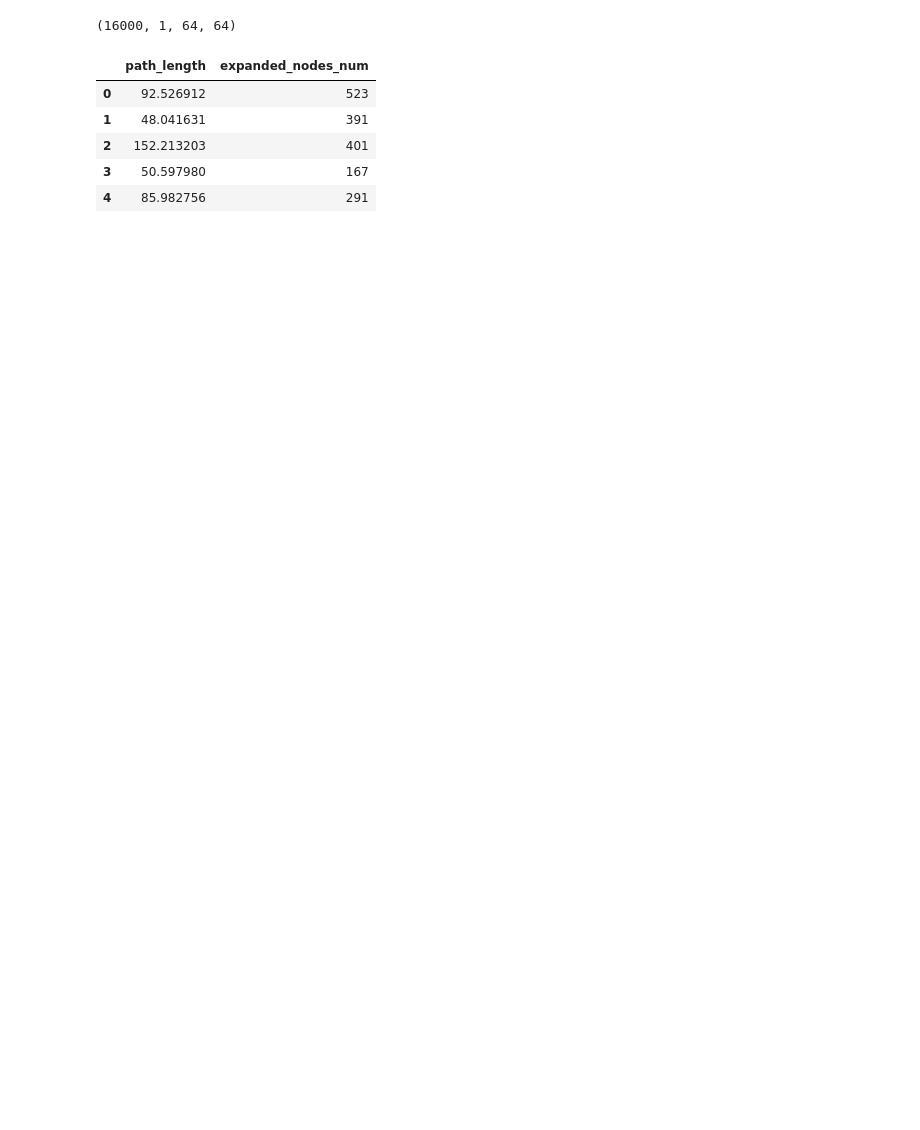
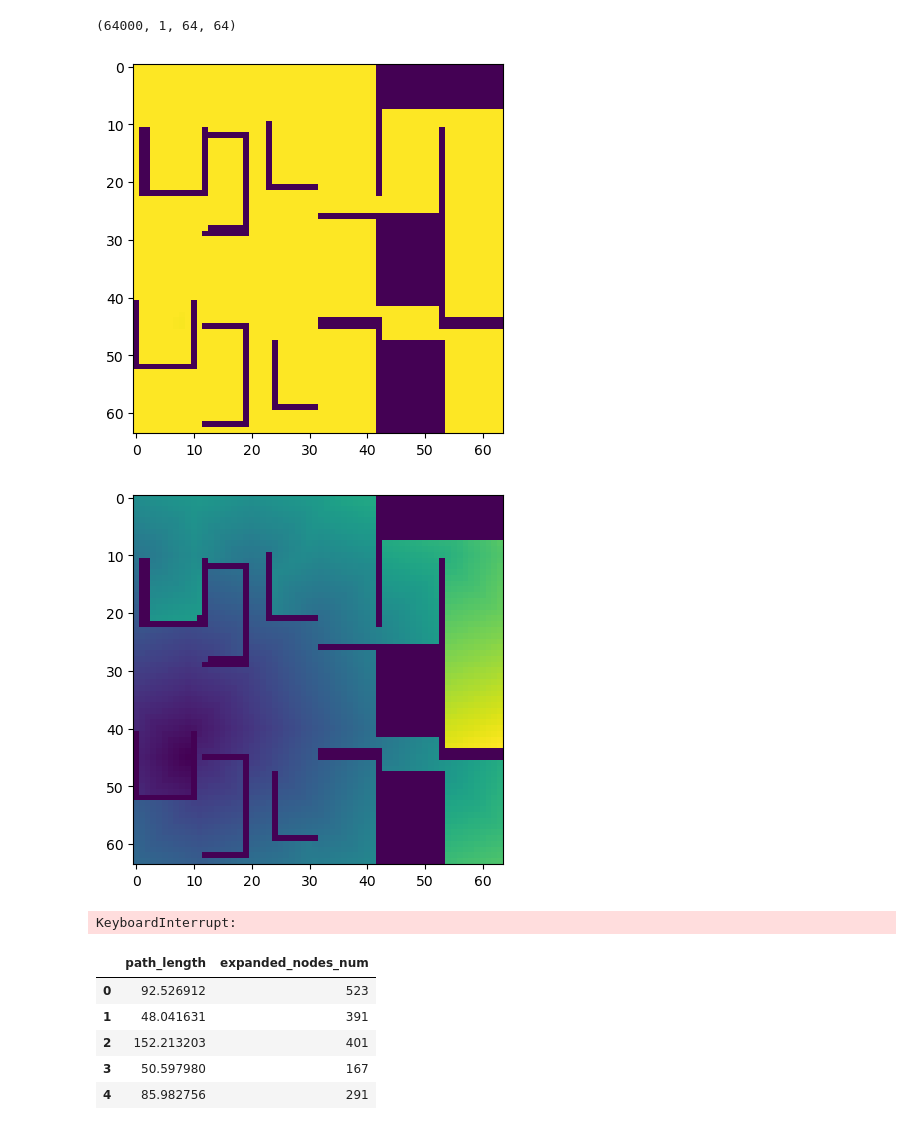
Before and after one commit to DrozdovDan/HS_HW_TransPath, a Jupyter notebook: astar_hl.ipynb, the cells around one changed output. Saved outputs shown, nothing was run; the diff lists cells and outputs as text; code cells hidden in the pictures; blank space fills up the shorter version.

```diff
--- a/astar_hl.ipynb
+++ b/astar_hl.ipynb
@@ -496,11 +497,11 @@ def draw(
     plt.imshow(np.asarray(im))
     plt.show()
 # %%
-dataset_path = './TransPath_AlekSet'
-model_path = './weights/alex_200_h_model'
+dataset_path = './TransPath_data'
+model_path = './weights/platinum_h_model'
 mode = 'h'
 accelerator = "cuda"
-devices = [0]
+devices = [6]
 batch_size = 256
 
 test_data = GridData(
@@ -525,12 +526,12 @@ for map_design, start, goal, gt_hmap in tqdm(dataloader):
     inputs = inputs.to(torch.device(f'{accelerator}:{devices[-1]}'))
 
     with torch.no_grad():
-        prediction = (eval_model(inputs) + 1) / 2 * (64 * 64)
+        prediction = F.relu(eval_model(inputs))
 
     predictions.append(prediction)
 
 predictions = torch.cat(predictions).cpu().detach().numpy()
 print(predictions.shape)
 # %% [output]
-(16000, 1, 64, 64)
+(64000, 1, 64, 64)
 # %%
@@ -538,24 +539,34 @@ np.save(f'{dataset_path}/test/predicted_abs_200.npy', predictions)
 # %%
-dataset_path = './TransPath_AlekSet/test'
+dataset_path = './TransPath_data/test'
 
 cells = np.load(f'{dataset_path}/maps.npy', mmap_mode='c')
 starts = np.load(f'{dataset_path}/starts.npy', mmap_mode='c')
 goals = np.load(f'{dataset_path}/goals.npy', mmap_mode='c')
-heuristics = np.load(f'{dataset_path}/predicted_abs_200.npy', mmap_mode='c')
+heuristics = np.load(f'{dataset_path}/predicted_abs_platinum.npy', mmap_mode='c')
+targets = np.load(f'{dataset_path}/abs.npy', mmap_mode='c')
+i = 10
+plt.imshow(heuristics[i, 0])
+plt.show()
+plt.imshow(targets[i, 0])
+plt.show()
 
 metrics = {'path_length' : [], 'expanded_nodes_num' : []}
 
 for i in tqdm(range(cells.shape[0])):
     map = Map(cells[i, 0])
     start_i, start_j = np.where(starts[i, 0])
     start_i, start_j = start_i[0], start_j[0]
     goal_i, goal_j = np.where(goals[i, 0])
     goal_i, goal_j = goal_i[0], goal_j[0]
     data = astar(map, start_i, start_j, goal_i, goal_j, heuristics[i, 0], SearchTreePQD)
     assert data[0], draw(map, Node(start_i, start_j), Node(goal_i, goal_j))
     path, length = make_path(data[1])
     metrics['path_length'].append(length)
     metrics['expanded_nodes_num'].append(len(data[-1]))
+# %% [output]
+[figure, added]
+[figure, added]
+KeyboardInterrupt:
 # %%
 df = pd.DataFrame.from_dict(metrics)
 df.head()
```
Also changed, not shown: parts of 2 cells of this notebook, 12 other files.
